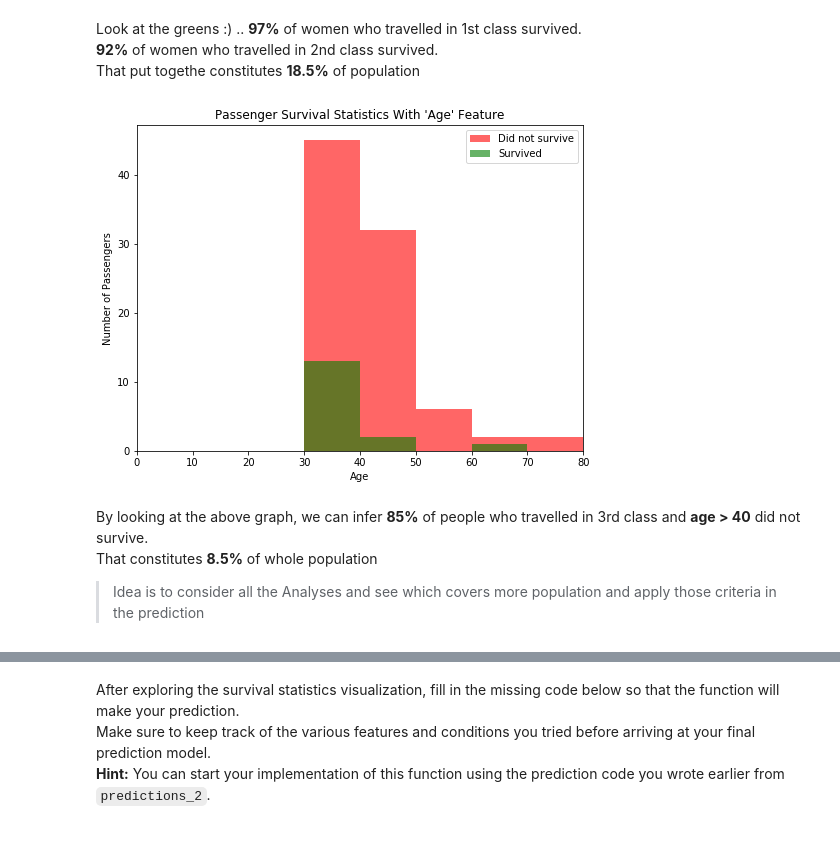
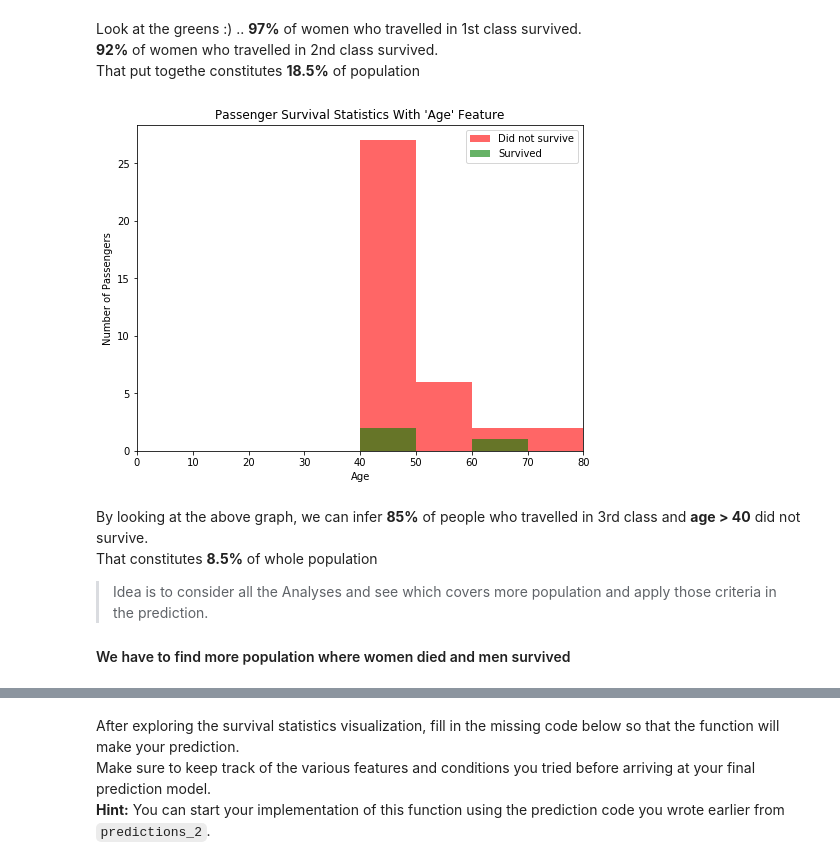
Before and after one commit to karthikcs/machine-learning, a Jupyter notebook: projects/titanic_survival_exploration/titanic_survival_exploration.ipynb, the cells around one changed output, grey strips where cells are left out. Drawn from its saved outputs; the diff is of its cells as text; code cells hidden in the pictures.

```diff
--- a/projects/titanic_survival_exploration/titanic_survival_exploration.ipynb
+++ b/projects/titanic_survival_exploration/titanic_survival_exploration.ipynb
@@ -292,10 +267,12 @@ vs.survival_stats(data, outcomes, 'Pclass', ["Sex == 'female'"])
 Look at the greens :) .. **97%** of women who travelled in 1st class survived. <br>**92%** of women who travelled in 2nd class survived. <br>
 That put togethe constitutes **18.5%** of population
 # %%
-vs.survival_stats(data, outcomes, 'Age', ["Pclass == 3", "Age > 30"])
+vs.survival_stats(data, outcomes, 'Age', ["Pclass == 3", "Age > 40"])
 # %% [output]
-[figure, old version]
+[figure, new version]
 # %% [markdown]
 By looking at the above graph, we can infer **85%** of people who travelled in 3rd class and **age > 40** did not survive. <br> That constitutes **8.5%** of whole population
 
-> Idea is to consider all the Analyses and see which covers more population and apply those criteria in the prediction
+> Idea is to consider all the Analyses and see which covers more population and apply those criteria in the prediction.
+
+#### We have to find more population where women died and men survived
```
Also changed, not shown: parts of 17 cells of this notebook.
